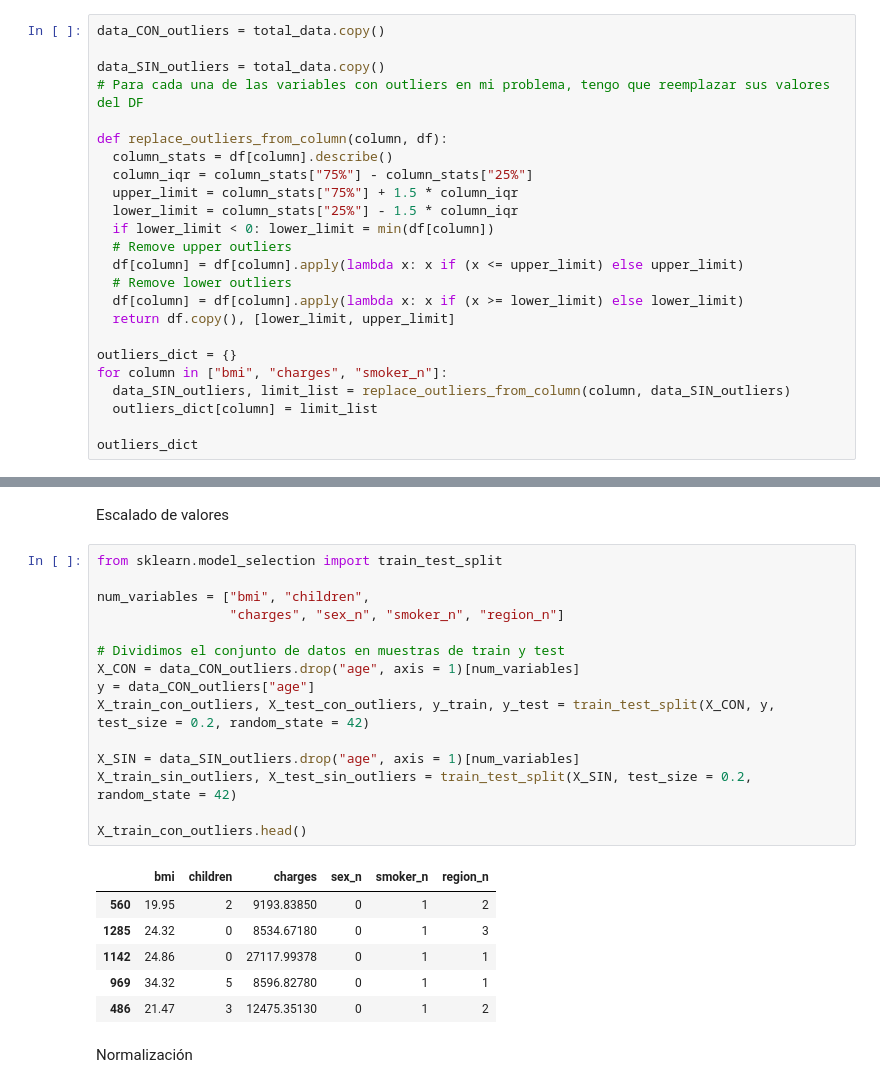
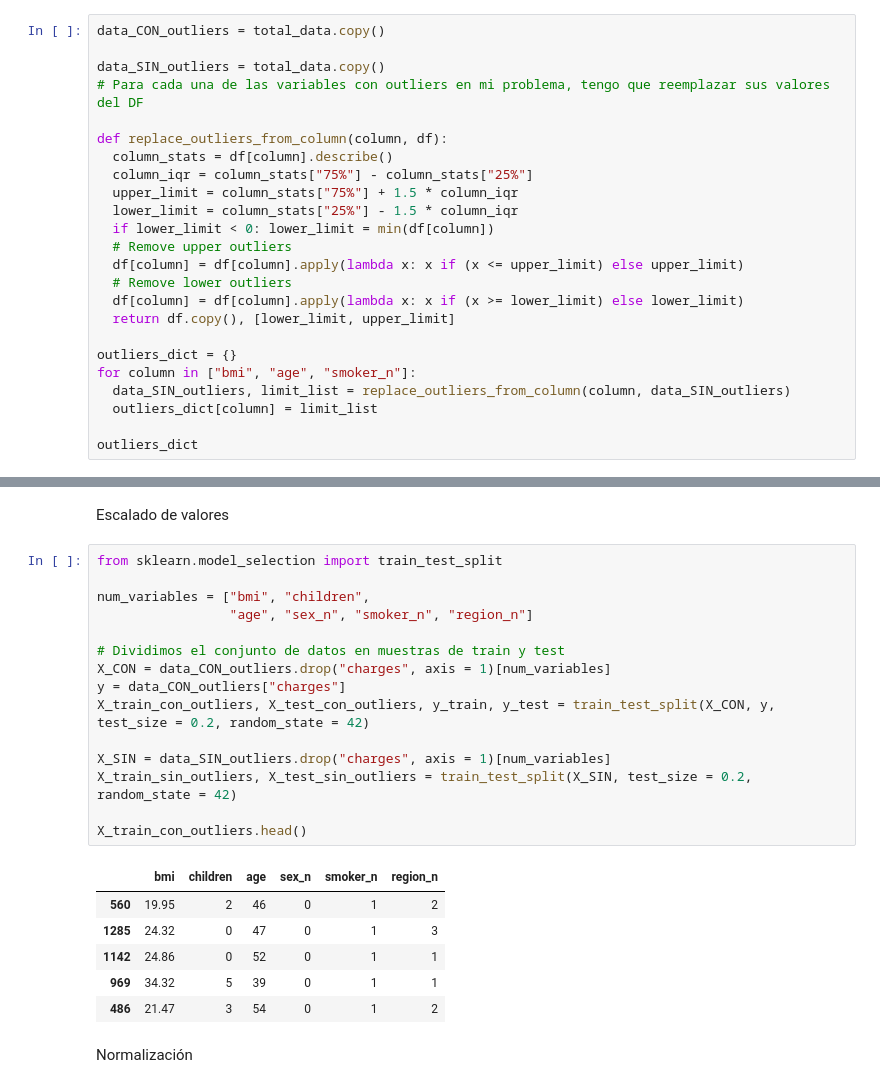
Before and after one commit to 4GeeksAcademy/Tulio-Gimenez-Tutorial-de-Proyecto-de-Regresion-Lineal, a Jupyter notebook: src/explore.ipynb, the cells around one changed output, grey strips where cells are left out. Saved outputs shown, nothing was run; the diff lists cells and outputs as text.

```diff
--- a/src/explore.ipynb
+++ b/src/explore.ipynb
@@ -389,7 +392,7 @@ def replace_outliers_from_column(column, df):
   return df.copy(), [lower_limit, upper_limit]
 
 outliers_dict = {}
-for column in ["bmi", "charges", "smoker_n"]:
+for column in ["bmi", "age", "smoker_n"]:
   data_SIN_outliers, limit_list = replace_outliers_from_column(column, data_SIN_outliers)
   outliers_dict[column] = limit_list
 
@@ -479,25 +482,25 @@ Escalado de valores
 # %%
 from sklearn.model_selection import train_test_split
 
 num_variables = ["bmi", "children",
-                 "charges", "sex_n", "smoker_n", "region_n"]
+                 "age", "sex_n", "smoker_n", "region_n"]
 
 # Dividimos el conjunto de datos en muestras de train y test
-X_CON = data_CON_outliers.drop("age", axis = 1)[num_variables]
-y = data_CON_outliers["age"]
+X_CON = data_CON_outliers.drop("charges", axis = 1)[num_variables]
+y = data_CON_outliers["charges"]
 X_train_con_outliers, X_test_con_outliers, y_train, y_test = train_test_split(X_CON, y, test_size = 0.2, random_state = 42)
 
-X_SIN = data_SIN_outliers.drop("age", axis = 1)[num_variables]
+X_SIN = data_SIN_outliers.drop("charges", axis = 1)[num_variables]
 X_train_sin_outliers, X_test_sin_outliers = train_test_split(X_SIN, test_size = 0.2, random_state = 42)
 
 X_train_con_outliers.head()
 # %% [output]
-|  | bmi | children | charges | sex_n | smoker_n | region_n |
-| 560 | 19.95 | 2 | 9193.83850 | 0 | 1 | 2 |
-| 1285 | 24.32 | 0 | 8534.67180 | 0 | 1 | 3 |
-| 1142 | 24.86 | 0 | 27117.99378 | 0 | 1 | 1 |
-| 969 | 34.32 | 5 | 8596.82780 | 0 | 1 | 1 |
-| 486 | 21.47 | 3 | 12475.35130 | 0 | 1 | 2 |
+|  | bmi | children | age | sex_n | smoker_n | region_n |
+| 560 | 19.95 | 2 | 46 | 0 | 1 | 2 |
+| 1285 | 24.32 | 0 | 47 | 0 | 1 | 3 |
+| 1142 | 24.86 | 0 | 52 | 0 | 1 | 1 |
+| 969 | 34.32 | 5 | 39 | 0 | 1 | 1 |
+| 486 | 21.47 | 3 | 54 | 0 | 1 | 2 |
 # %% [markdown]
 Normalización
 # %%
```
Also changed, not shown: parts of 13 cells of this notebook, 18 other files.
